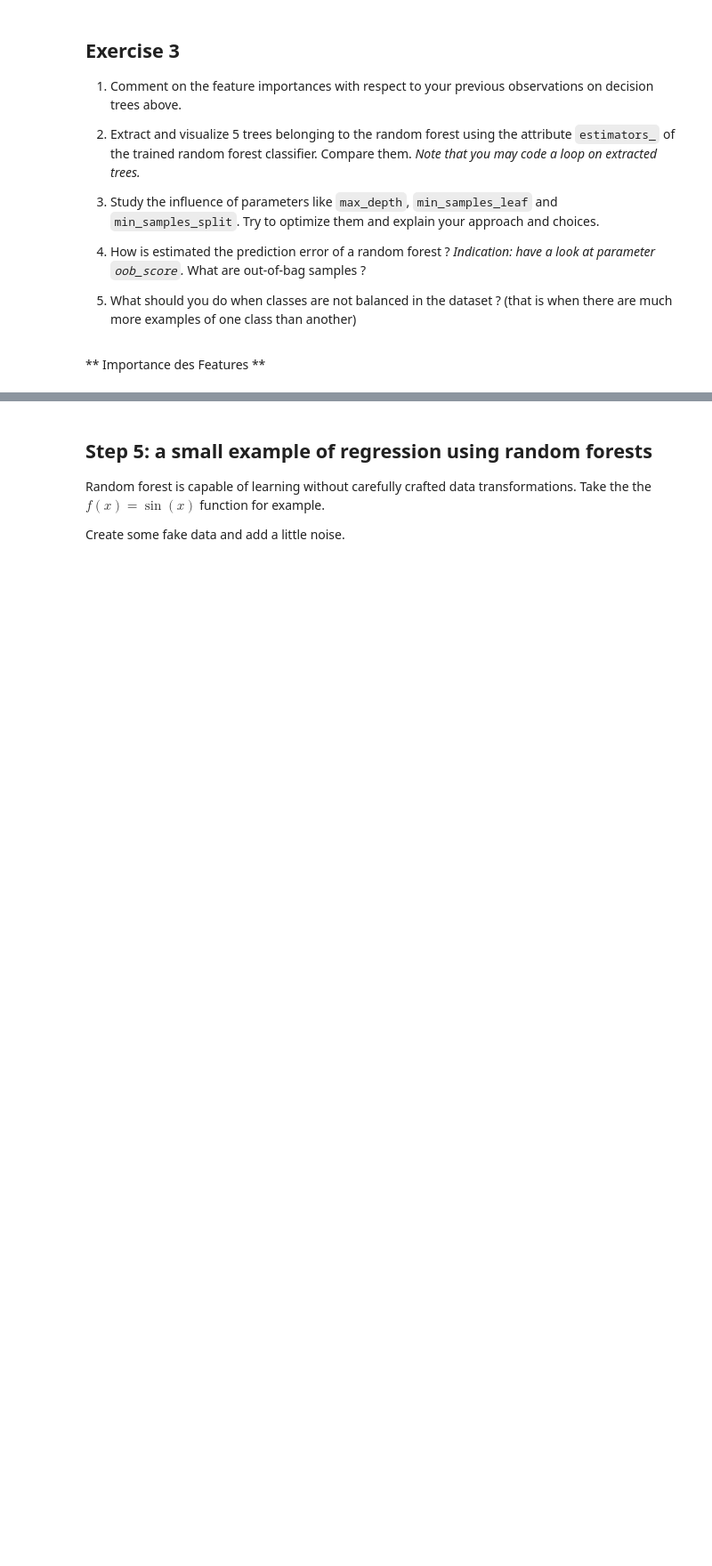
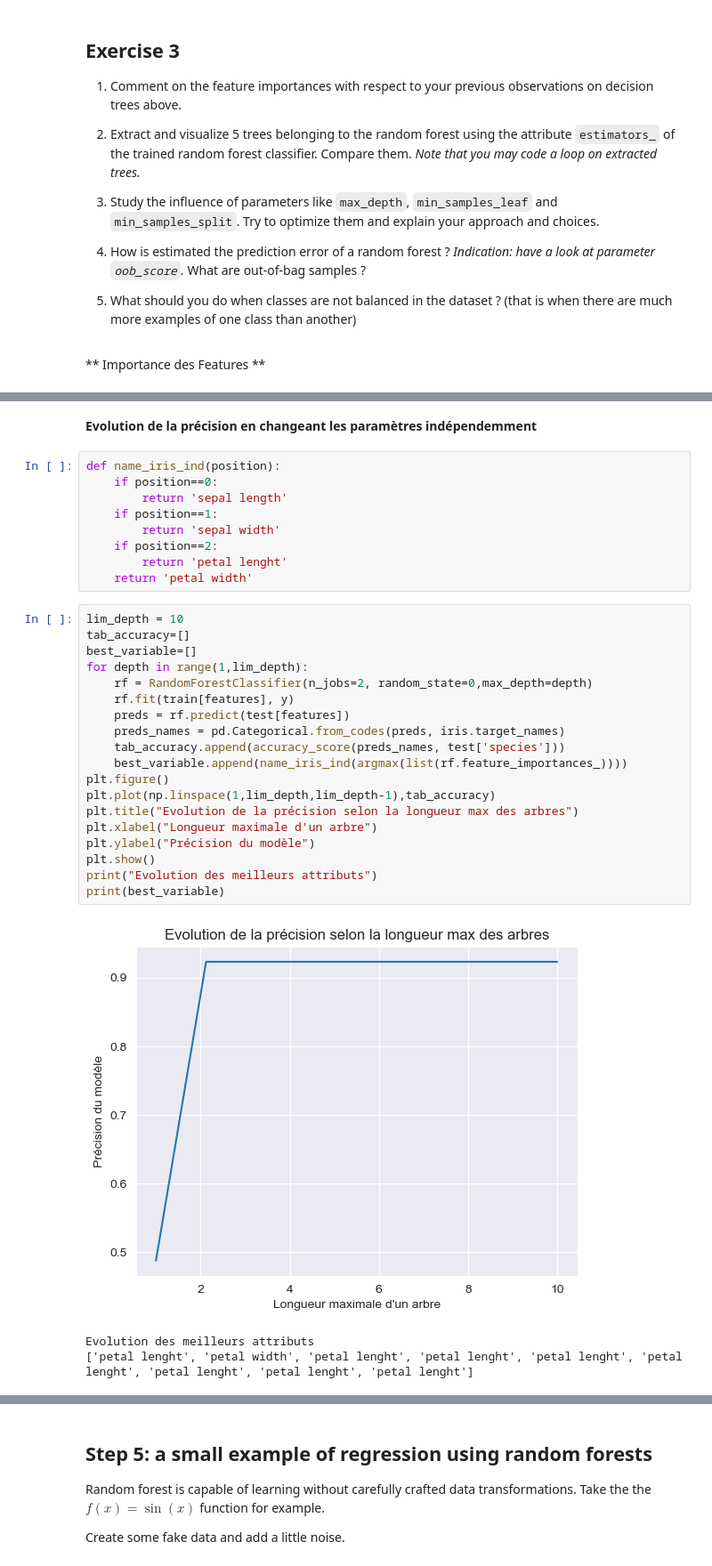
Before and after one commit to VictorCilleros/ML, a Jupyter notebook: TP4_decision_trees/TP4_decision_trees.ipynb, the cells around one changed output, grey strips where cells are left out. Shown at 89% size. Cells and saved outputs as stored; diff of their text form; blank space fills up the shorter version.

```diff
--- a/TP4_decision_trees/TP4_decision_trees.ipynb
+++ b/TP4_decision_trees/TP4_decision_trees.ipynb
@@ -404,0 +420,34 @@ What are out-of-bag samples ?
+# %% [markdown]
+**Evolution de la précision en changeant les paramètres indépendemment**
+# %%
+def name_iris_ind(position):
+    if position==0:
+        return 'sepal length'
+    if position==1:
+        return 'sepal width'
+    if position==2:
+        return 'petal lenght'
+    return 'petal width'
+# %%
+lim_depth = 10
+tab_accuracy=[]
+best_variable=[]
+for depth in range(1,lim_depth):
+    rf = RandomForestClassifier(n_jobs=2, random_state=0,max_depth=depth)
+    rf.fit(train[features], y)
+    preds = rf.predict(test[features])
+    preds_names = pd.Categorical.from_codes(preds, iris.target_names)
+    tab_accuracy.append(accuracy_score(preds_names, test['species']))
+    best_variable.append(name_iris_ind(argmax(list(rf.feature_importances_))))
+plt.figure()
+plt.plot(np.linspace(1,lim_depth,lim_depth-1),tab_accuracy)
+plt.title("Evolution de la précision selon la longueur max des arbres")
+plt.xlabel("Longueur maximale d'un arbre")
+plt.ylabel("Précision du modèle")
+plt.show()
+print("Evolution des meilleurs attributs")
+print(best_variable)
+# %% [output]
+[figure, added]
+Evolution des meilleurs attributs
+['petal lenght', 'petal width', 'petal lenght', 'petal lenght', 'petal lenght', 'petal lenght', 'petal lenght', 'petal lenght', 'petal lenght']
```
Also changed, not shown: parts of 14 cells of this notebook.
